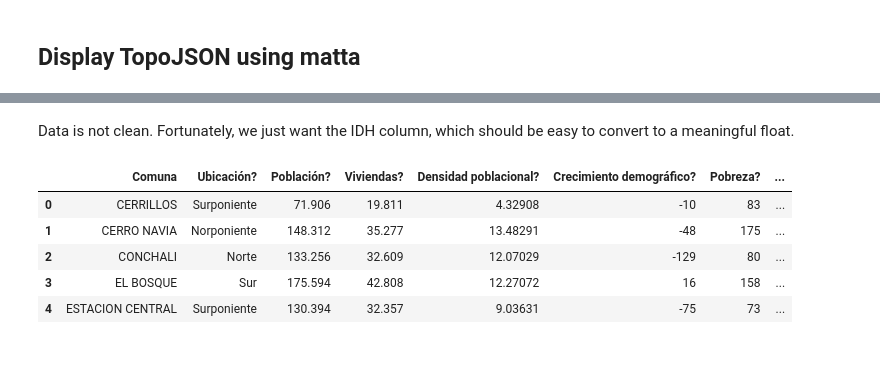
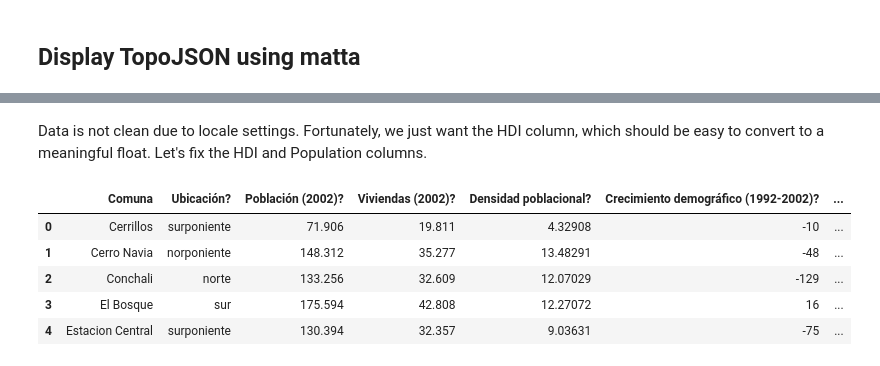
Before and after one commit to zorzalerrante/datagramas, a Jupyter notebook: examples/Let's Make a Map Too.ipynb, the cells around one changed output, grey strips where cells are left out. Cells and saved outputs as stored; diff of their text form; code cells hidden in the pictures.

```diff
--- a/examples/Let's Make a Map Too.ipynb
+++ b/examples/Let's Make a Map Too.ipynb
@@ -100,14 +110,10 @@ prune: retained 253 / 253 arcs (100%)
 # %%
-import json
-import unicodedata
+def strip_accents(s):
+   return ''.join(c for c in unicodedata.normalize('NFD', s) if unicodedata.category(c) != 'Mn')
 
-def strip_accents(s):
-   return ''.join(c for c in unicodedata.normalize('NFD', s)
-                  if unicodedata.category(c) != 'Mn')
-
-with open('data/topojson-santiago-comunas.json', 'r') as f:
+with open('data/santiago-comunas-topo.json', 'r') as f:
     stgo = json.load(f)
 
-for g in stgo['objects']['santiago-comunas']['geometries']:
-    g['id'] = strip_accents(g['id'].upper())
+for g in stgo['objects']['santiago-comunas-geo']['geometries']:
+    g['id'] = strip_accents(g['id'].title())
     g['properties']['id'] = g['id']
@@ -140,5 +149,6 @@ topojson(geometry=stgo)
 # %%
-import requests
-wikipage = requests.get('https://es.wikipedia.org/wiki/Anexo:Comunas_de_Santiago_de_Chile')
-wikipage
+import pandas as pd
+df = pd.read_html('https://es.wikipedia.org/wiki/Anexo:Comunas_de_Santiago_de_Chile',
+                  attrs={'class': 'sortable'}, header=0)[0]
+df.head()
 # %% [output]
@@ -149,4 +160,0 @@ wikipage
-# %%
-import pandas as pd
-df = pd.read_html(wikipage.text, attrs={'class': 'sortable'}, header=0)[0]
-df.head()
@@ -160,14 +161,14 @@ df.head()
 # %% [markdown]
-Data is not clean. Fortunately, we just want the IDH column, which should be easy to convert to a meaningful float.
+Data is not clean due to locale settings. Fortunately, we just want the HDI column, which should be easy to convert to a meaningful float. Let's fix the HDI and Population columns.
 # %%
-df['Comuna'] = [strip_accents(c).replace('?', '').upper() for c in df['Comuna']]
-df['IDH'] = [float(c.split()[0].replace(',', '.')) for c in df['IDH?']]
-del df['IDH?']
+df['Comuna'] = [strip_accents(c).replace('?', '').title() for c in df['Comuna']]
+df['HDI'] = [float(c.split()[0].replace(',', '.')) for c in df['IDH (2003)?']]
+del df['IDH (2003)?']
 df.head()
 # %% [output]
-|  | Comuna | Ubicación? | Población? | Viviendas? | Densidad poblacional? | Crecimiento demográfico? | Pobreza? | ... |
-| 0 | CERRILLOS | Surponiente | 71.906 | 19.811 | 4.32908 | -10 | 83 | ... |
-| 1 | CERRO NAVIA | Norponiente | 148.312 | 35.277 | 13.48291 | -48 | 175 | ... |
-| 2 | CONCHALI | Norte | 133.256 | 32.609 | 12.07029 | -129 | 80 | ... |
-| 3 | EL BOSQUE | Sur | 175.594 | 42.808 | 12.27072 | 16 | 158 | ... |
-| 4 | ESTACION CENTRAL | Surponiente | 130.394 | 32.357 | 9.03631 | -75 | 73 | ... |
+|  | Comuna | Ubicación? | Población (2002)? | Viviendas (2002)? | Densidad poblacional? | Crecimiento demográfico (1992-2002)? | ... |
+| 0 | Cerrillos | surponiente | 71.906 | 19.811 | 4.32908 | -10 | ... |
+| 1 | Cerro Navia | norponiente | 148.312 | 35.277 | 13.48291 | -48 | ... |
+| 2 | Conchali | norte | 133.256 | 32.609 | 12.07029 | -129 | ... |
+| 3 | El Bosque | sur | 175.594 | 42.808 | 12.27072 | 16 | ... |
+| 4 | Estacion Central | surponiente | 130.394 | 32.357 | 9.03631 | -75 | ... |
```
Also changed, not shown: parts of 32 cells of this notebook, 25 other files.
